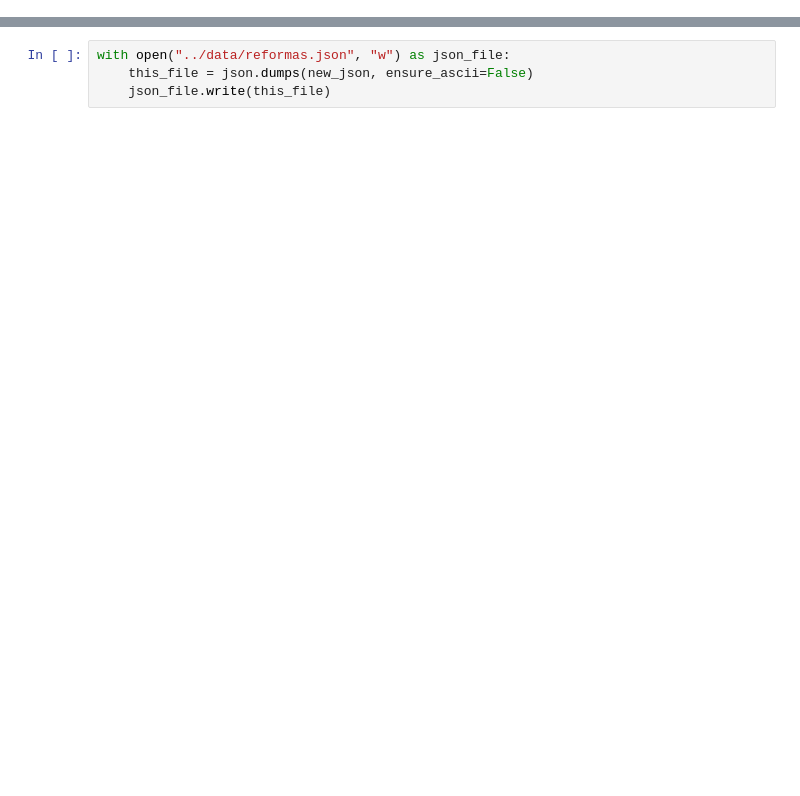
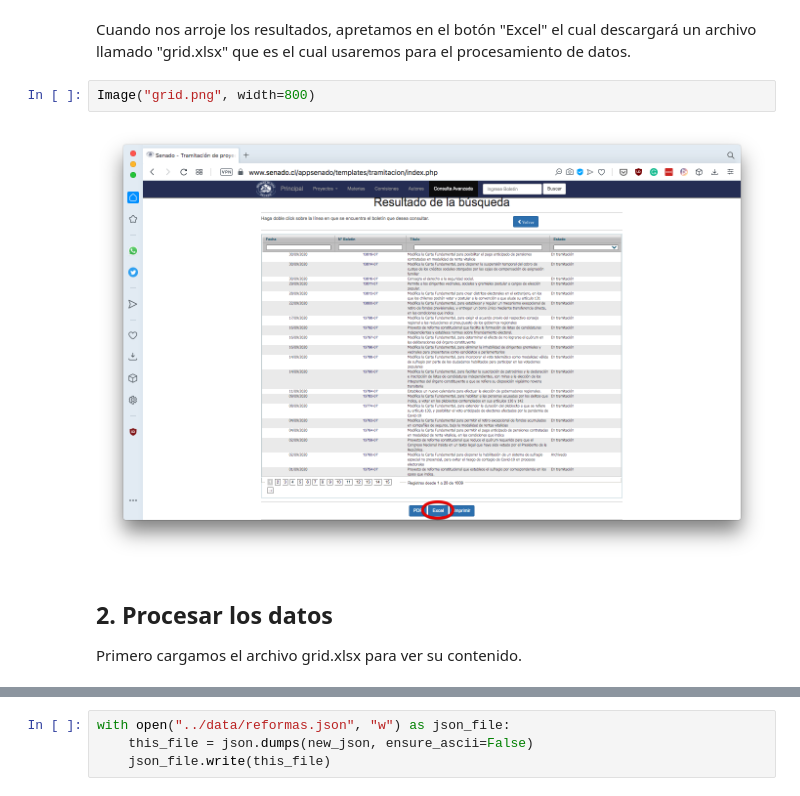
Before and after one commit to fbecerra/reformas, a Jupyter notebook: python/reformas_constitucionales.ipynb, the cells around one changed output, grey strips where cells are left out. Drawn from its saved outputs; the diff is of its cells as text; blank space fills up the shorter version.

```diff
--- a/python/reformas_constitucionales.ipynb
+++ b/python/reformas_constitucionales.ipynb
@@ -7,3 +29,13 @@ import json
+# %% [markdown]
+Cuando nos arroje los resultados, apretamos en el botón "Excel" el cual descargará un archivo llamado "grid.xlsx" que es el cual usaremos para el procesamiento de datos.
+# %%
+Image("grid.png", width=800)
+# %% [output]
+[figure, added]
+# %% [markdown]
+## 2. Procesar los datos
+
+Primero cargamos el archivo grid.xlsx para ver su contenido.
 # %%
 df = pd.read_excel('../data/grid.xlsx')
 df.head()
```
Also changed, not shown: parts of 17 cells of this notebook, 4 other files.
